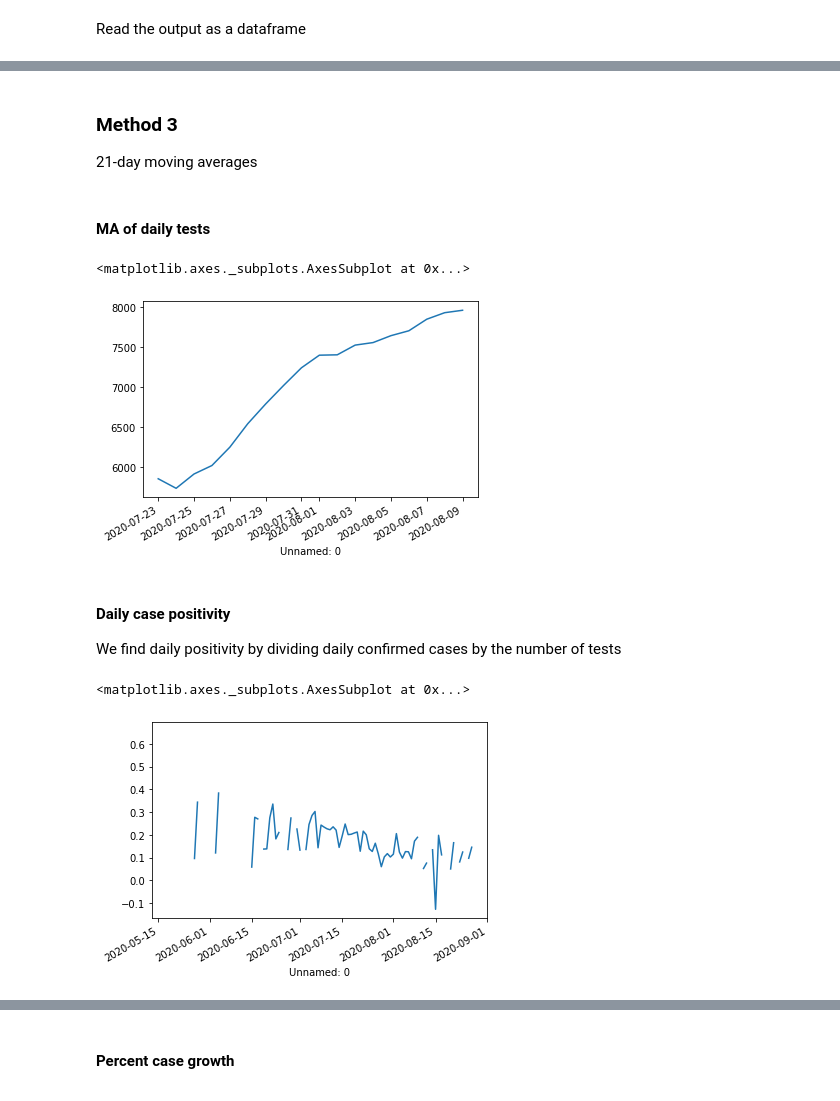
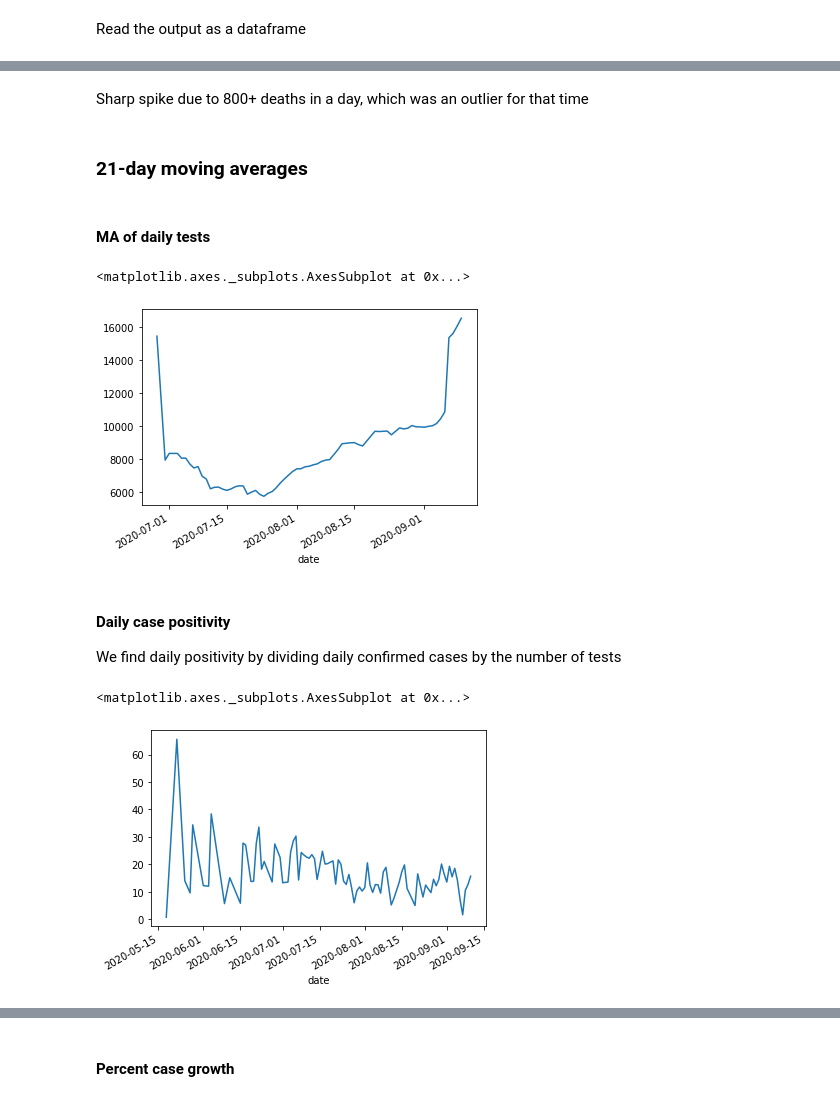
Before and after one commit to swb-ief/etl-pipeline, a Jupyter notebook: data_pipeline/Calculate metrics.ipynb, the cells around one changed output, grey strips where cells are left out. Saved outputs shown, nothing was run; the diff lists cells and outputs as text; code cells hidden in the pictures.

Commit message:
Add code for metrics

```diff
--- a/data_pipeline/Calculate metrics.ipynb
+++ b/data_pipeline/Calculate metrics.ipynb
@@ -48,0 +88,4 @@ Find Levitt metrics for Mumbai
+# %%
+from sklearn.impute import KNNImputer
+imputer = KNNImputer(n_neighbors=7)
+df.loc[:,['delta.confirmed', 'delta.tested']] = np.round(imputer.fit_transform(df.loc[:,['delta.confirmed', 'delta.tested']]))
@@ -49,2 +108,2 @@ Find Levitt metrics for Mumbai
 # %%
-df["Mumbai.total.deceased.shift"] = df["Mumbai.total.deceased"].shift(1)
+df["total.deceased.shift"] = df["total.deceased"].shift(1)
@@ -61,3 +110,4 @@ df.tail()
 # %%
-df["Mumbai.Levitt.Metric"] = df["Mumbai.total.deceased"]/df["Mumbai.total.deceased.shift"]
+import numpy as np
+df["levitt.Metric"] = np.log(df["total.deceased"]/df.pop("total.deceased.shift"))
 # %%
@@ -78,23 +118,23 @@ df.tail()
+# %% [markdown]
+Sharp spike due to 800+ deaths in a day, which was an outlier for that time
 # %% [markdown]
-### Method 3
-
-21-day moving averages
+### 21-day moving averages
 # %% [markdown]
 #### MA of daily tests
 # %%
-df["Mumbai.MA.daily.tests"] = df["Mumbai.delta.tested"].rolling(window=21).mean()
+df["MA.21.daily.tests"] = df["delta.tested"].rolling(window=21).mean()
 # %%
-df["Mumbai.MA.daily.tests"].plot()
+df["MA.21.daily.tests"].plot()
 # %% [output]
 <matplotlib.axes._subplots.AxesSubplot at 0x...>
-[figure, old version]
+[figure, new version]
 # %% [markdown]
 #### Daily case positivity
 
 We find daily positivity by dividing daily confirmed cases by the number of tests
 # %%
-df["Mumbai.MA.daily.positivity"] = df["Mumbai.delta.confirmed"]/df["Mumbai.delta.tested"]
-df["Mumbai.MA.daily.positivity"].plot()
+df["delta.positivity"] = (df["delta.confirmed"]/df["delta.tested"] ) * 100.0
+df["delta.positivity"].plot()
 # %% [output]
 <matplotlib.axes._subplots.AxesSubplot at 0x...>
-[figure, old version]
+[figure, new version]
```
Also changed, not shown: parts of 45 cells of this notebook, 5 other files.
